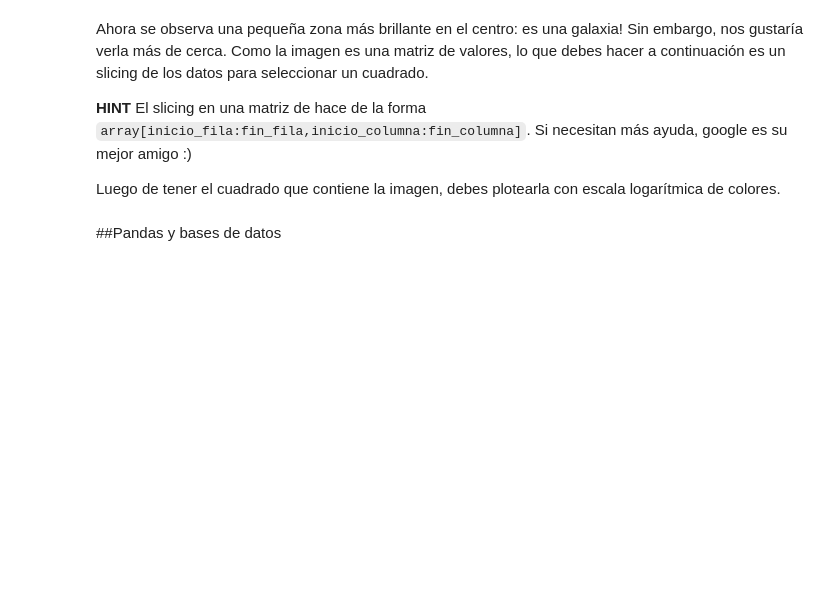
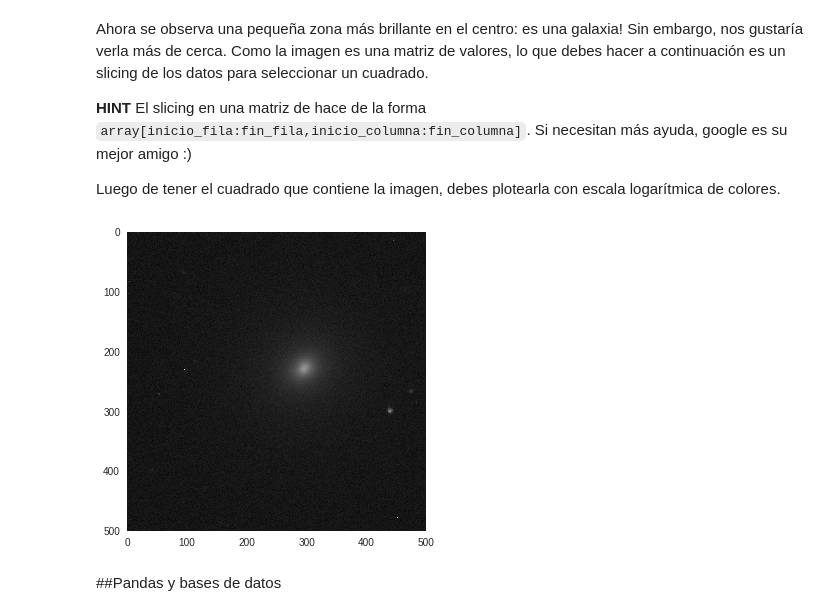
Before and after one commit to felipe34asaav/minitarea3, a Jupyter notebook: minitarea3.ipynb, the cells around one changed output. Saved outputs shown, nothing was run; the diff lists cells and outputs as text; code cells hidden in the pictures; blank space fills up the shorter version.

```diff
--- a/minitarea3.ipynb
+++ b/minitarea3.ipynb
@@ -133,6 +150,12 @@ Ahora se observa una pequeña zona más brillante en el centro: es una galaxia!
 Luego de tener el cuadrado que contiene la imagen, debes plotearla con escala logarítmica de colores.
 # %%
 # Slicing del cuadrado con la galaxia y plot acá
+hdu.close()
+plt.grid(b=None)
+plt.imshow(imagen[800:1300, 700:1200],cmap='gray',norm = LogNorm())
+plt.show()
+# %% [output]
+[figure, added]
 # %% [markdown]
 ##Pandas y bases de datos
 # %% [markdown]
```
Also changed, not shown: parts of 6 cells of this notebook.
